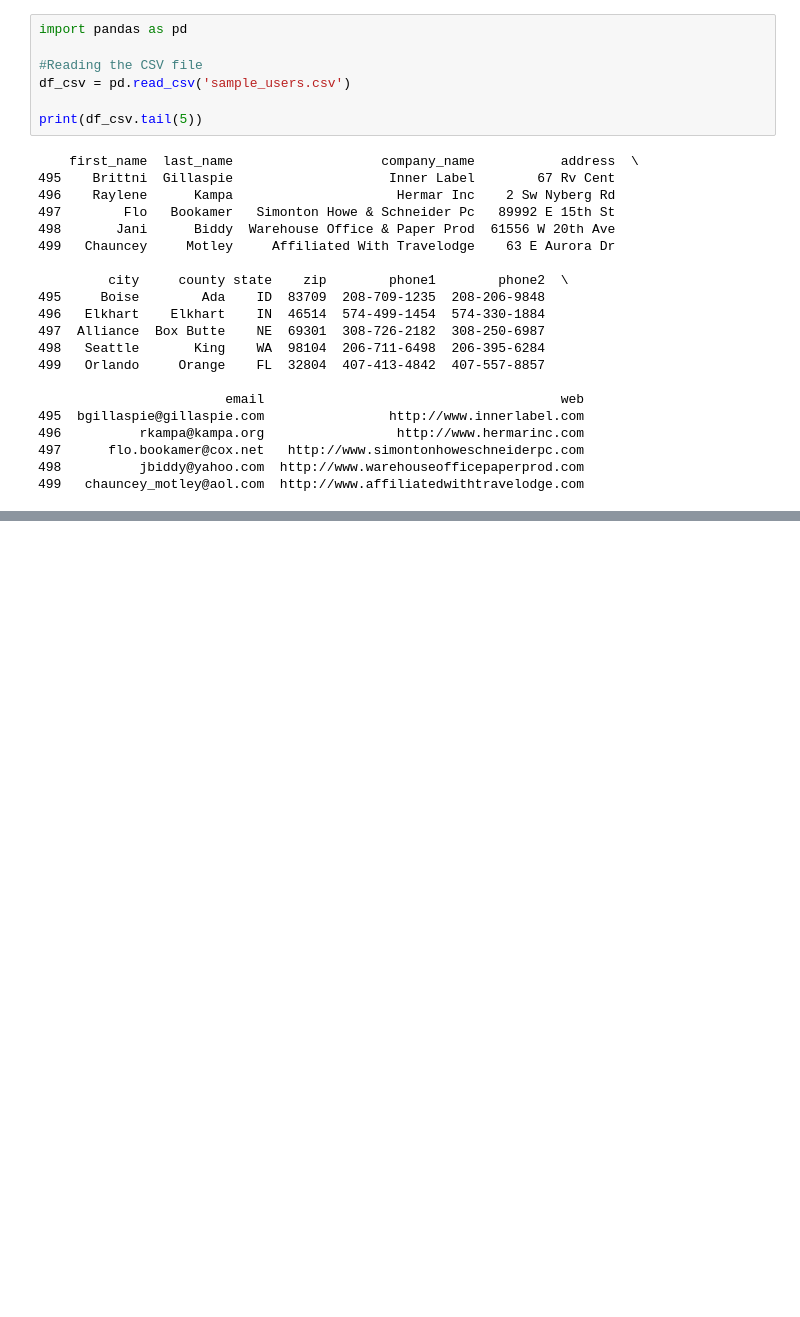
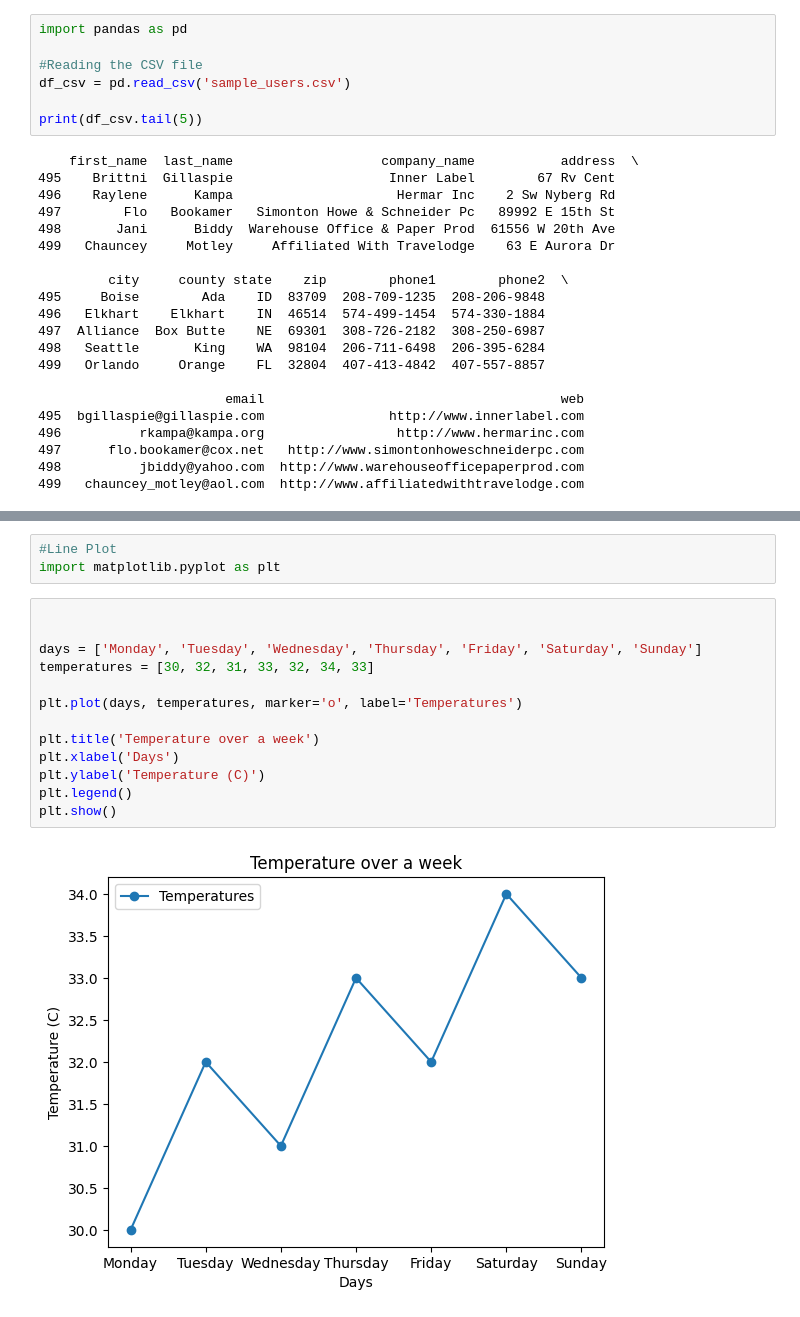
Before and after one commit to chykritam/Kathmandu-Training, a Jupyter notebook: Day 21/Pandas_Library.ipynb, the cells around one changed output, grey strips where cells are left out. Drawn from its saved outputs; the diff is of its cells as text; blank space fills up the shorter version.

```diff
--- a/Day 21/Pandas_Library.ipynb
+++ b/Day 21/Pandas_Library.ipynb
@@ -223,0 +238,18 @@ print(df_csv.tail(5))
+# %%
+#Line Plot
+import matplotlib.pyplot as plt
+# %%
+
+
+days = ['Monday', 'Tuesday', 'Wednesday', 'Thursday', 'Friday', 'Saturday', 'Sunday']
+temperatures = [30, 32, 31, 33, 32, 34, 33]
+
+plt.plot(days, temperatures, marker='o', label='Temperatures')
+
+plt.title('Temperature over a week')
+plt.xlabel('Days')
+plt.ylabel('Temperature (C)')
+plt.legend()
+plt.show()
+# %% [output]
+[figure, added]
```
Also changed, not shown: parts of 4 cells of this notebook, 1 other file.
